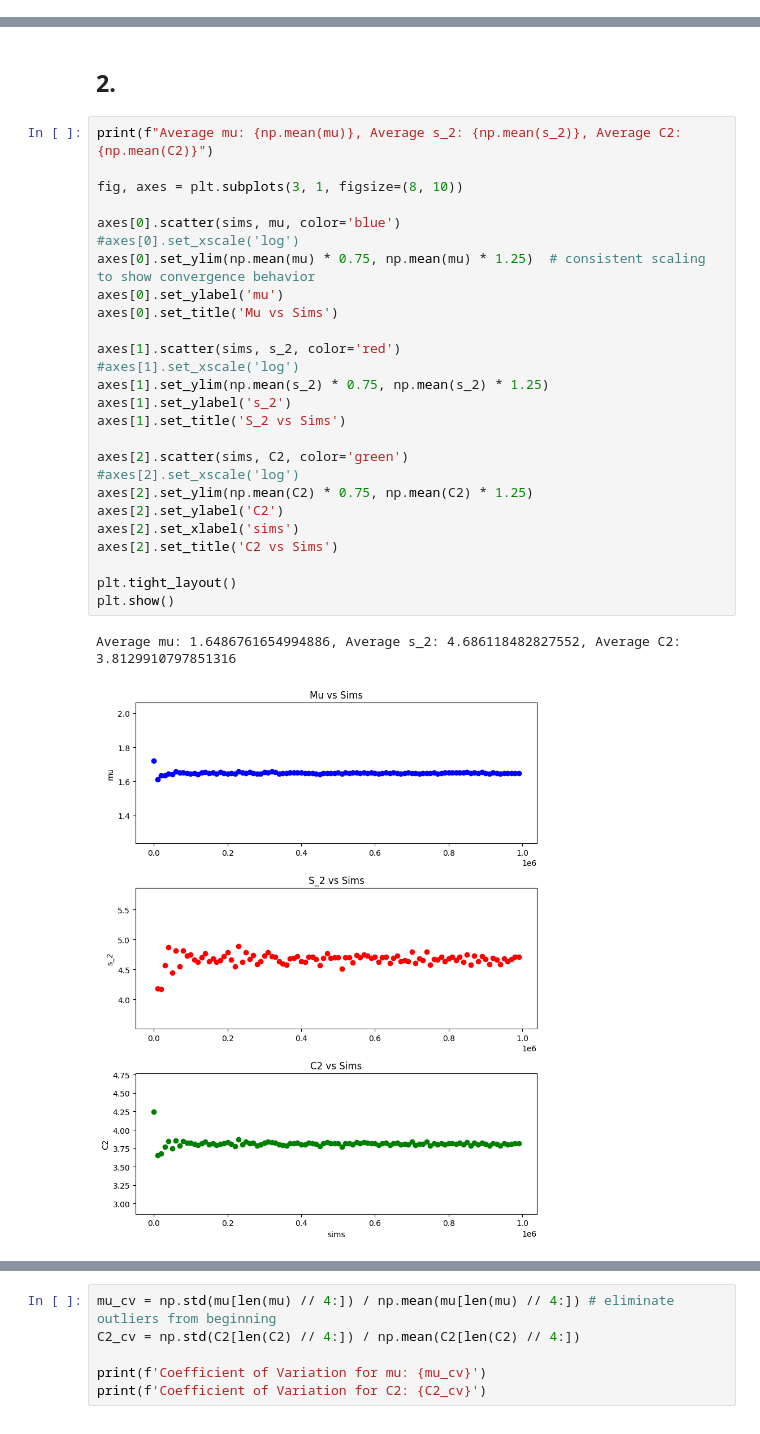
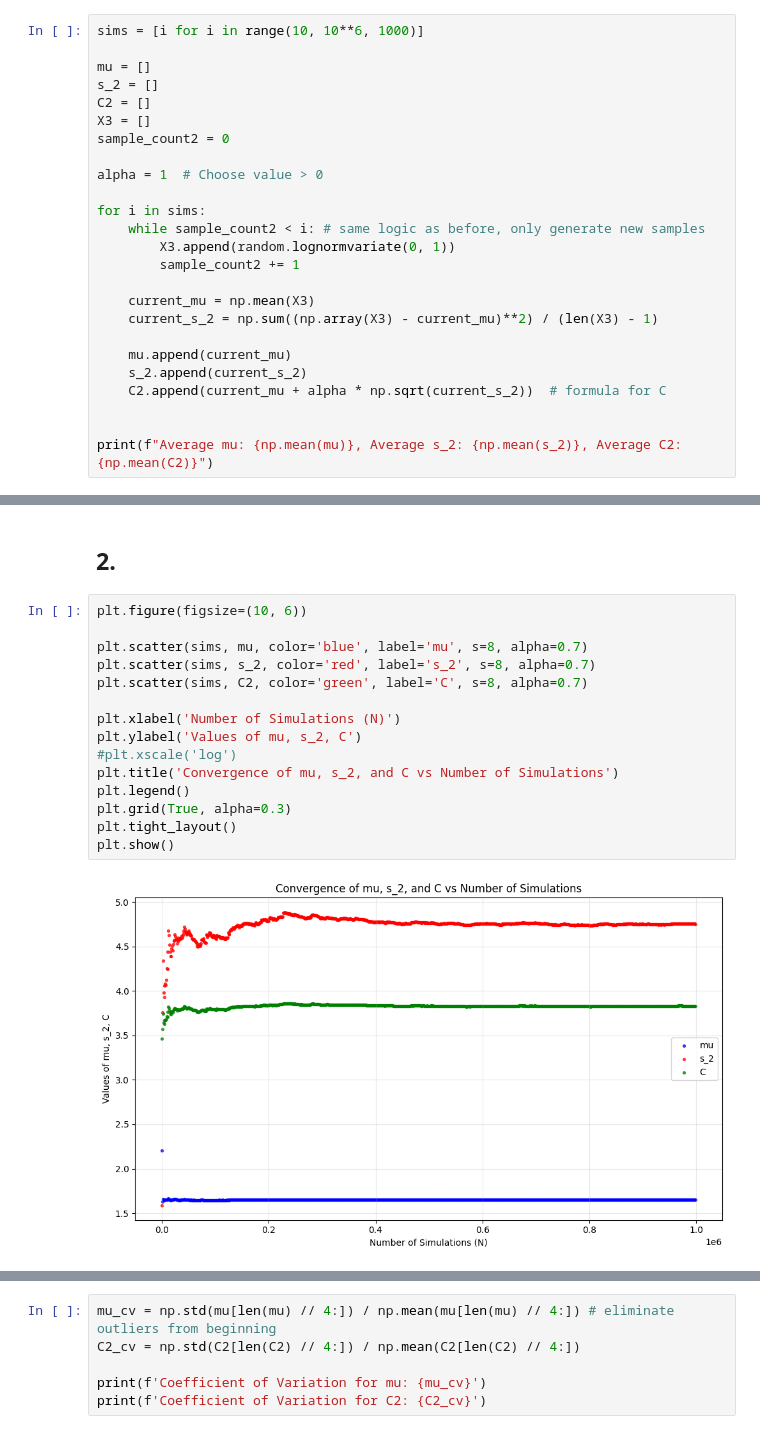
Before and after one commit to Kymapo/OR760, a Jupyter notebook: OR760 HW2.ipynb, the cells around one changed output, grey strips where cells are left out. Drawn from its saved outputs; the diff is of its cells as text.

```diff
--- a/OR760 HW2.ipynb
+++ b/OR760 HW2.ipynb
@@ -135,0 +120,25 @@ for i in range(len(sims)):
+# %%
+sims = [i for i in range(10, 10**6, 1000)]
+
+mu = []
+s_2 = []
+C2 = []
+X3 = []
+sample_count2 = 0
+
+alpha = 1  # Choose value > 0
+
+for i in sims:
+    while sample_count2 < i: # same logic as before, only generate new samples
+        X3.append(random.lognormvariate(0, 1))
+        sample_count2 += 1
+
+    current_mu = np.mean(X3)
+    current_s_2 = np.sum((np.array(X3) - current_mu)**2) / (len(X3) - 1)
+
+    mu.append(current_mu)
+    s_2.append(current_s_2)
+    C2.append(current_mu + alpha * np.sqrt(current_s_2))  # formula for C
+
+
+print(f"Average mu: {np.mean(mu)}, Average s_2: {np.mean(s_2)}, Average C2: {np.mean(C2)}")
@@ -136,33 +147,21 @@ for i in range(len(sims)):
 # %% [markdown]
 ## 2.
-# %%
-print(f"Average mu: {np.mean(mu)}, Average s_2: {np.mean(s_2)}, Average C2: {np.mean(C2)}")
-
-fig, axes = plt.subplots(3, 1, figsize=(8, 10))
-
-axes[0].scatter(sims, mu, color='blue')
-#axes[0].set_xscale('log')
-axes[0].set_ylim(np.mean(mu) * 0.75, np.mean(mu) * 1.25)  # consistent scaling to show convergence behavior
-axes[0].set_ylabel('mu')
-axes[0].set_title('Mu vs Sims')
-
-axes[1].scatter(sims, s_2, color='red')
-#axes[1].set_xscale('log')
-axes[1].set_ylim(np.mean(s_2) * 0.75, np.mean(s_2) * 1.25)
-axes[1].set_ylabel('s_2')
-axes[1].set_title('S_2 vs Sims')
-
-axes[2].scatter(sims, C2, color='green')
-#axes[2].set_xscale('log')
-axes[2].set_ylim(np.mean(C2) * 0.75, np.mean(C2) * 1.25)
-axes[2].set_ylabel('C2')
-axes[2].set_xlabel('sims')
-axes[2].set_title('C2 vs Sims')
-
-plt.tight_layout()
-plt.show()
-# %% [output]
-Average mu: 1.6486761654994886, Average s_2: 4.686118482827552, Average C2: 3.8129910797851316
-[figure, removed]
+# %%
+plt.figure(figsize=(10, 6))
+
+plt.scatter(sims, mu, color='blue', label='mu', s=8, alpha=0.7)
+plt.scatter(sims, s_2, color='red', label='s_2', s=8, alpha=0.7)
+plt.scatter(sims, C2, color='green', label='C', s=8, alpha=0.7)
+
+plt.xlabel('Number of Simulations (N)')
+plt.ylabel('Values of mu, s_2, C')
+#plt.xscale('log')
+plt.title('Convergence of mu, s_2, and C vs Number of Simulations')
+plt.legend()
+plt.grid(True, alpha=0.3)
+plt.tight_layout()
+plt.show()
+# %% [output]
+[figure, added]
 # %% [markdown]
 ## 3.
```
Also changed, not shown: parts of 10 cells of this notebook.
